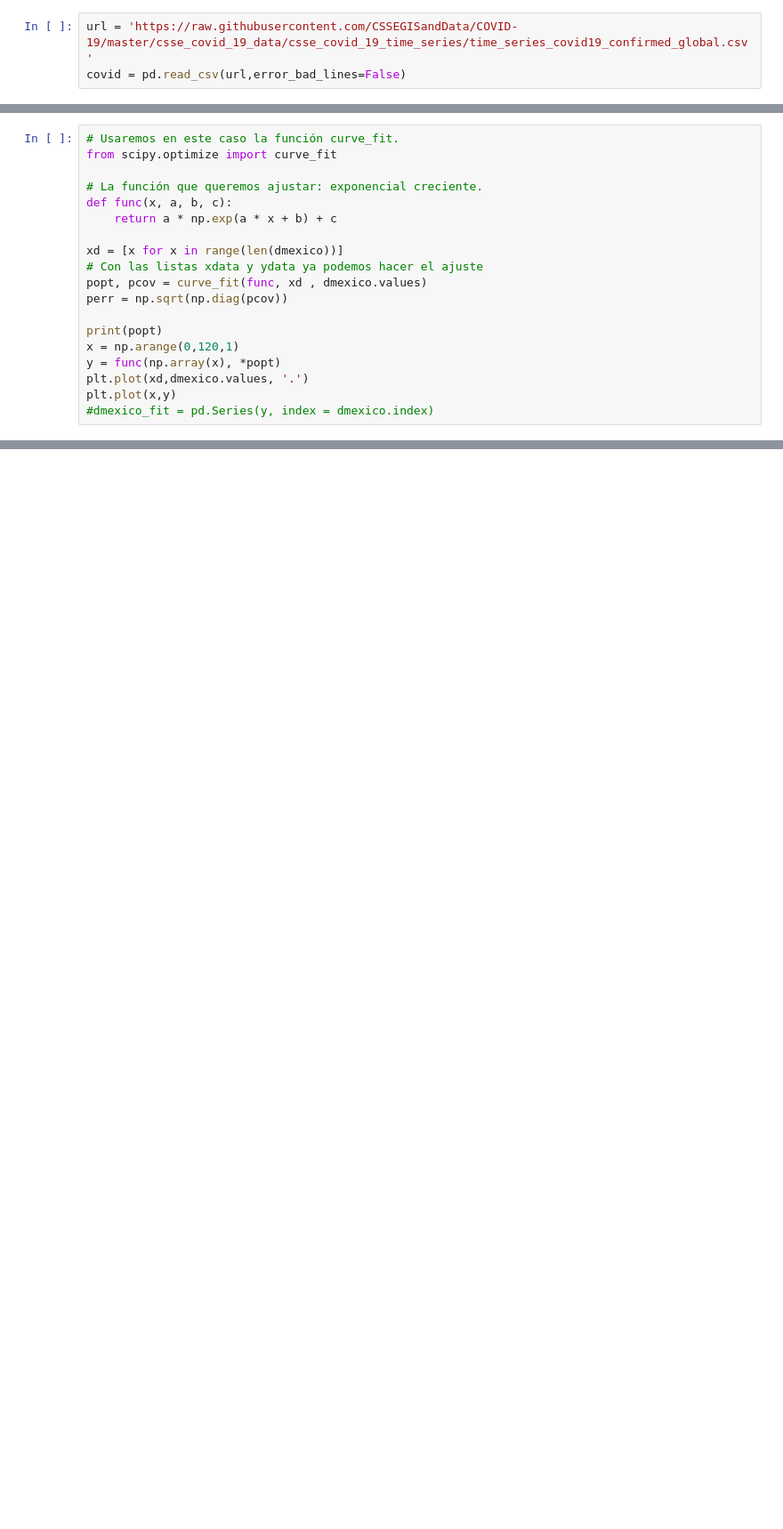
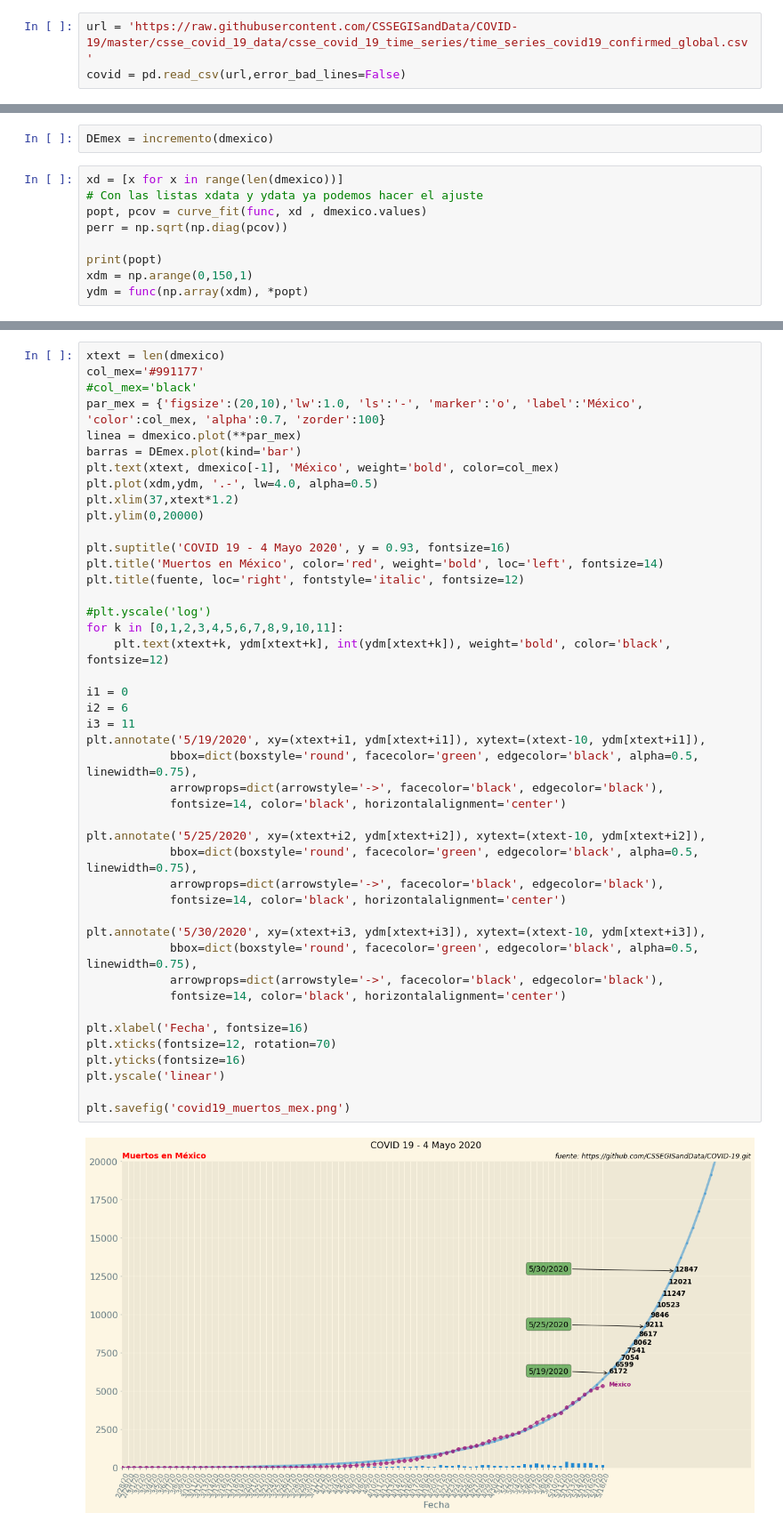
Before and after one commit to luiggix/COVID_19_Mex, a Jupyter notebook: COVID_VISINFO_REAL.ipynb, the cells around one changed output, grey strips where cells are left out. Shown at 89% size. Drawn from its saved outputs; the diff is of its cells as text; blank space fills up the shorter version.

```diff
--- a/COVID_VISINFO_REAL.ipynb
+++ b/COVID_VISINFO_REAL.ipynb
@@ -271,20 +394,12 @@ Length: 101, dtype: int64
+# %%
+DEmex = incremento(dmexico)
 # %%
-# Usaremos en este caso la función curve_fit.
-from scipy.optimize import curve_fit
-
-# La función que queremos ajustar: exponencial creciente.
-def func(x, a, b, c):
-    return a * np.exp(a * x + b) + c
-
 xd = [x for x in range(len(dmexico))]
 # Con las listas xdata y ydata ya podemos hacer el ajuste
 popt, pcov = curve_fit(func, xd , dmexico.values)
 perr = np.sqrt(np.diag(pcov))
 
 print(popt)
-x = np.arange(0,120,1)
-y = func(np.array(x), *popt)
-plt.plot(xd,dmexico.values, '.')
-plt.plot(x,y)
-#dmexico_fit = pd.Series(y, index = dmexico.index)
+xdm = np.arange(0,150,1)
+ydm = func(np.array(xdm), *popt)
 # %% [output]
@@ -306,0 +407,46 @@ plt.xlim(0,xtext*1.10)
+# %%
+xtext = len(dmexico)
+col_mex='#991177'
+#col_mex='black'
+par_mex = {'figsize':(20,10),'lw':1.0, 'ls':'-', 'marker':'o', 'label':'México', 'color':col_mex, 'alpha':0.7, 'zorder':100}
+linea = dmexico.plot(**par_mex)
+barras = DEmex.plot(kind='bar')
+plt.text(xtext, dmexico[-1], 'México', weight='bold', color=col_mex)
+plt.plot(xdm,ydm, '.-', lw=4.0, alpha=0.5)
+plt.xlim(37,xtext*1.2)
+plt.ylim(0,20000)
+
+plt.suptitle('COVID 19 - 4 Mayo 2020', y = 0.93, fontsize=16)
+plt.title('Muertos en México', color='red', weight='bold', loc='left', fontsize=14)
+plt.title(fuente, loc='right', fontstyle='italic', fontsize=12)
+
+#plt.yscale('log')
+for k in [0,1,2,3,4,5,6,7,8,9,10,11]:
+    plt.text(xtext+k, ydm[xtext+k], int(ydm[xtext+k]), weight='bold', color='black', fontsize=12)
+
+i1 = 0
+i2 = 6
+i3 = 11
+plt.annotate('5/19/2020', xy=(xtext+i1, ydm[xtext+i1]), xytext=(xtext-10, ydm[xtext+i1]),
+            bbox=dict(boxstyle='round', facecolor='green', edgecolor='black', alpha=0.5, linewidth=0.75),
+            arrowprops=dict(arrowstyle='->', facecolor='black', edgecolor='black'),
+            fontsize=14, color='black', horizontalalignment='center')
+
+plt.annotate('5/25/2020', xy=(xtext+i2, ydm[xtext+i2]), xytext=(xtext-10, ydm[xtext+i2]),
+            bbox=dict(boxstyle='round', facecolor='green', edgecolor='black', alpha=0.5, linewidth=0.75),
+            arrowprops=dict(arrowstyle='->', facecolor='black', edgecolor='black'),
+            fontsize=14, color='black', horizontalalignment='center')
+
+plt.annotate('5/30/2020', xy=(xtext+i3, ydm[xtext+i3]), xytext=(xtext-10, ydm[xtext+i3]),
+            bbox=dict(boxstyle='round', facecolor='green', edgecolor='black', alpha=0.5, linewidth=0.75),
+            arrowprops=dict(arrowstyle='->', facecolor='black', edgecolor='black'),
+            fontsize=14, color='black', horizontalalignment='center')
+
+plt.xlabel('Fecha', fontsize=16)
+plt.xticks(fontsize=12, rotation=70)
+plt.yticks(fontsize=16)
+plt.yscale('linear')
+
+plt.savefig('covid19_muertos_mex.png')
+# %% [output]
+[figure, added]
```
Also changed, not shown: parts of 32 cells of this notebook, 21 other files.
